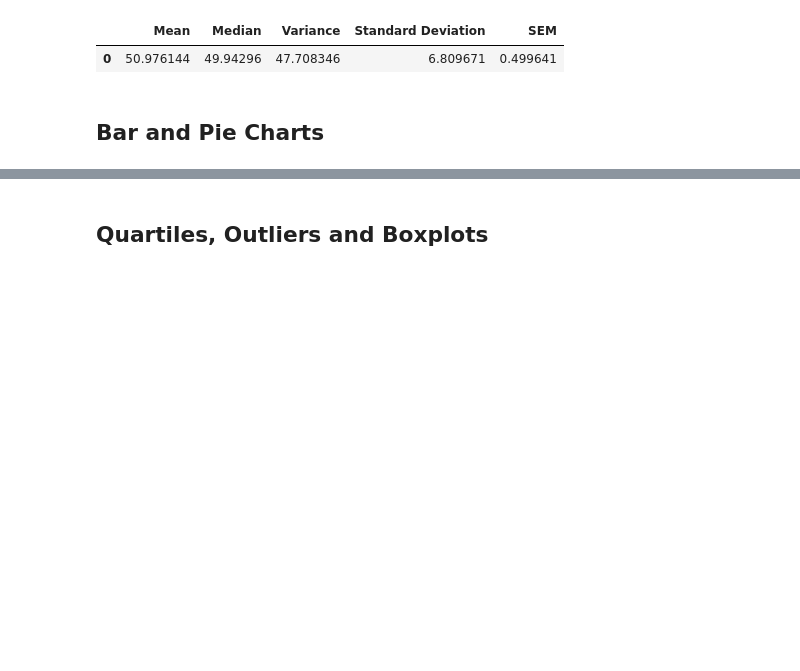
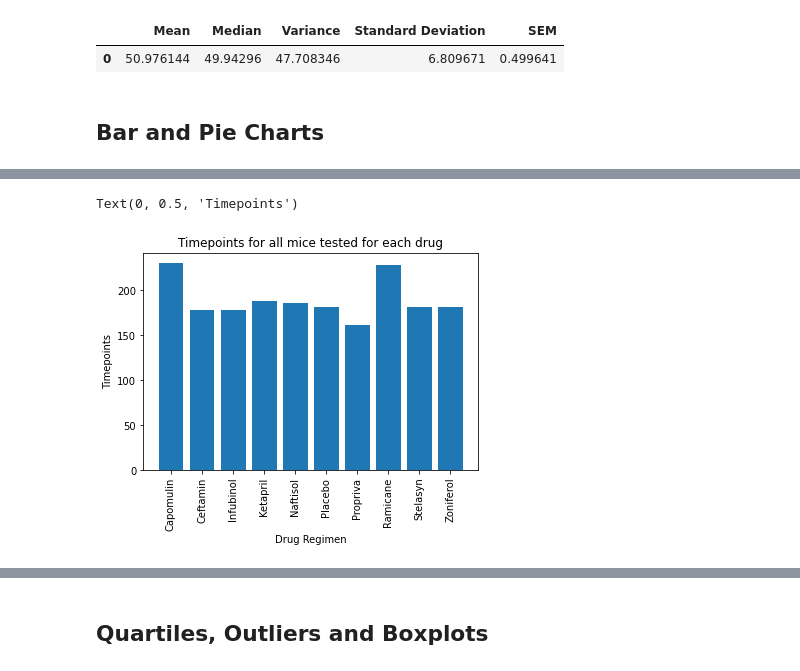
Before and after one commit to mmyang123/Homework5-The-Power-of-Plots, a Jupyter notebook: Pymaceuticals/pymaceuticals_starter.ipynb, the cells around one changed output, grey strips where cells are left out. Drawn from its saved outputs; the diff is of its cells as text; code cells hidden in the pictures; blank space fills up the shorter version.

```diff
--- a/Pymaceuticals/pymaceuticals_starter.ipynb
+++ b/Pymaceuticals/pymaceuticals_starter.ipynb
@@ -171,4 +184,16 @@ Text(0, 0.5, 'Timepoints')
 # %%
 # Generate a bar plot showing the total number of timepoints for all mice tested for each drug regimen using pyplot.
+y_data = plot_data.tolist()
+x_data = merge_df['Drug Regimen'].unique().tolist()
+x_data.sort()
+
+plt.xticks(rotation=90)
+plt.bar(x_data, y_data)
+plt.title("Timepoints for all mice tested for each drug")
+plt.xlabel("Drug Regimen")
+plt.ylabel("Timepoints")
+# %% [output]
+Text(0, 0.5, 'Timepoints')
+[figure, added]
 # %%
 # Generate a pie plot showing the distribution of female versus male mice using Pandas
```
Also changed, not shown: parts of 16 cells of this notebook.
